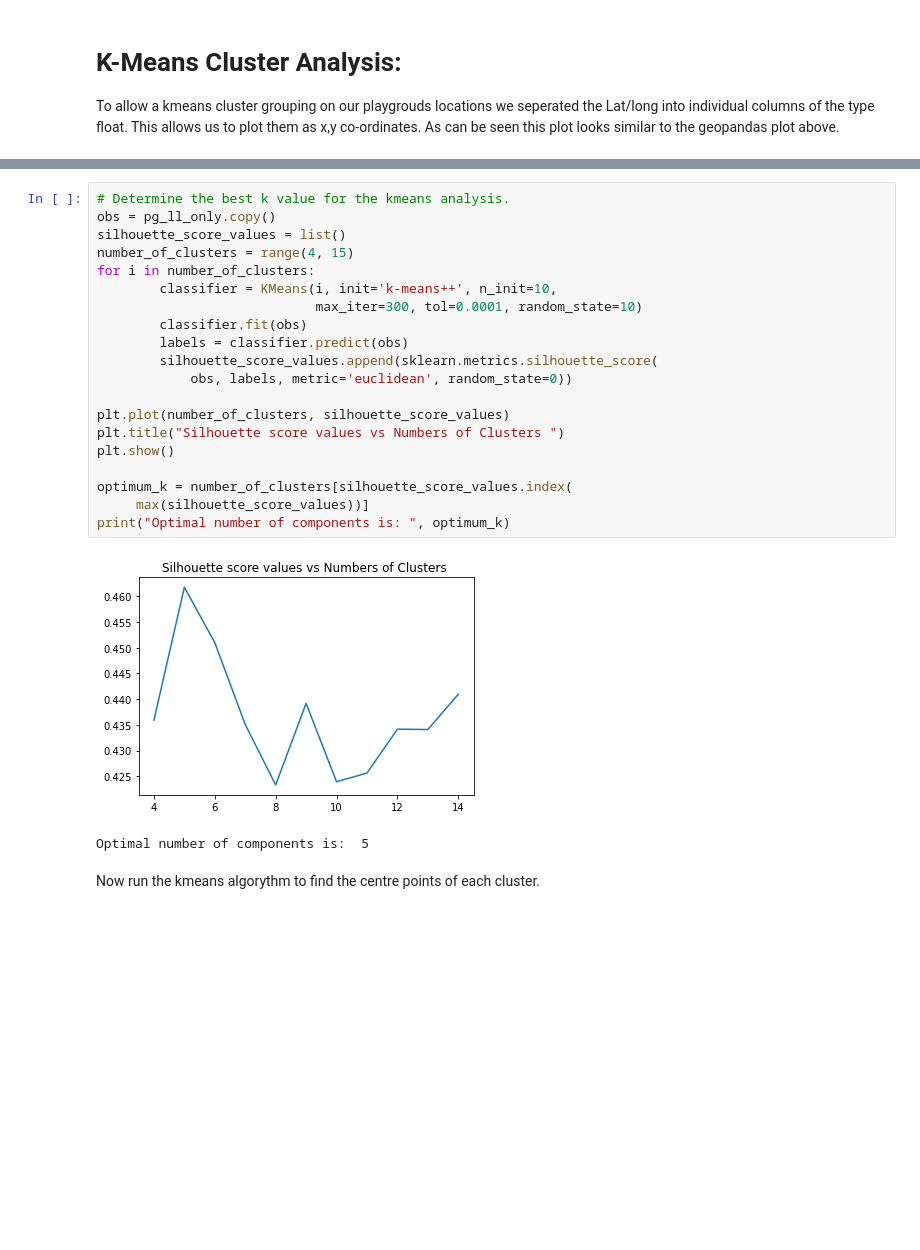
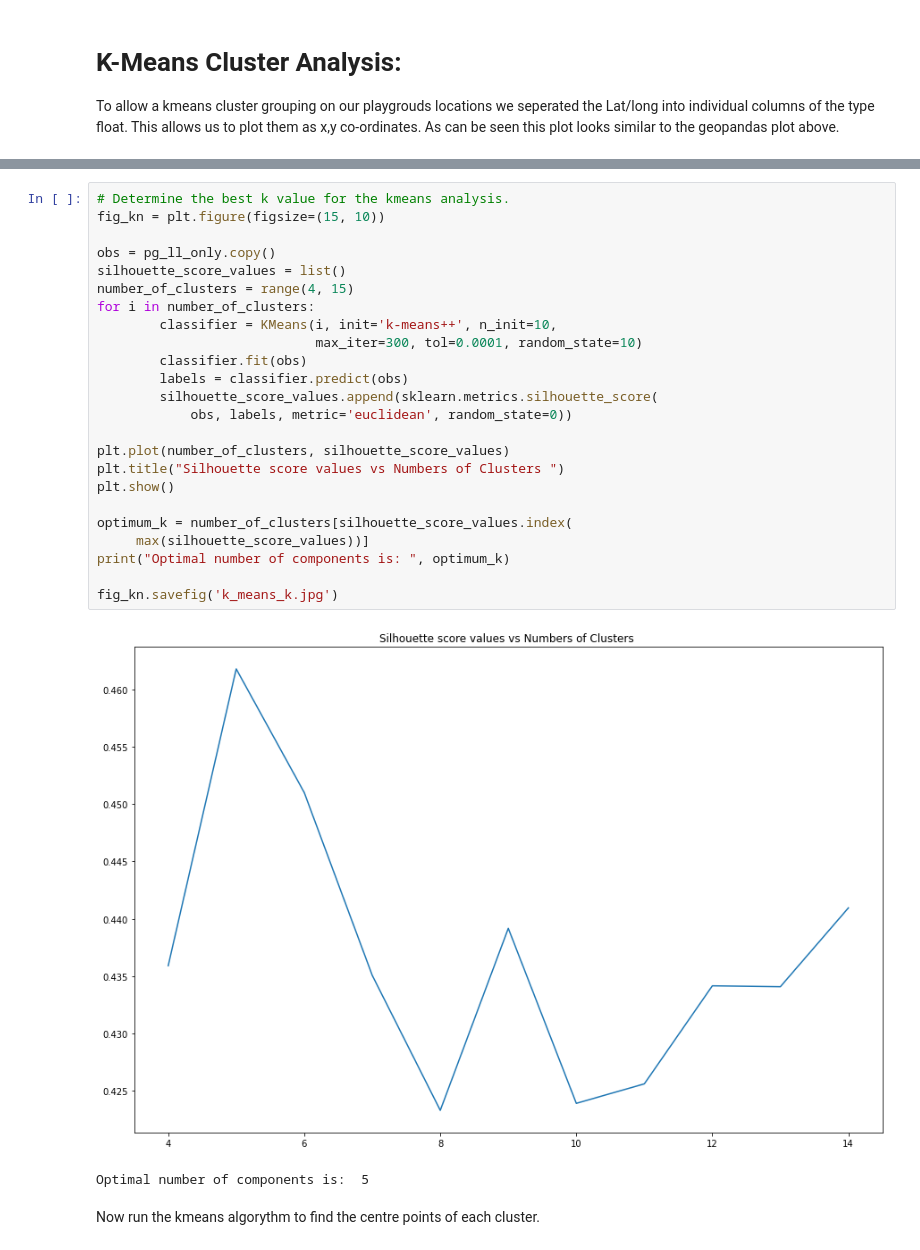
Before and after one commit to bkee06/IBM_Capstone, a Jupyter notebook: Yelp_cap.ipynb, the cells around one changed output, grey strips where cells are left out. Saved outputs shown, nothing was run; the diff lists cells and outputs as text; blank space fills up the shorter version.

```diff
--- a/Yelp_cap.ipynb
+++ b/Yelp_cap.ipynb
@@ -253,26 +262,30 @@ fig.show()
 [interactive output not drawn]
 # %%
 # Determine the best k value for the kmeans analysis.
+fig_kn = plt.figure(figsize=(15, 10))
+
 obs = pg_ll_only.copy()
 silhouette_score_values = list()
 number_of_clusters = range(4, 15)
 for i in number_of_clusters:
         classifier = KMeans(i, init='k-means++', n_init=10,
                             max_iter=300, tol=0.0001, random_state=10)
         classifier.fit(obs)
         labels = classifier.predict(obs)
         silhouette_score_values.append(sklearn.metrics.silhouette_score(
             obs, labels, metric='euclidean', random_state=0))
 
 plt.plot(number_of_clusters, silhouette_score_values)
 plt.title("Silhouette score values vs Numbers of Clusters ")
 plt.show()
 
 optimum_k = number_of_clusters[silhouette_score_values.index(
      max(silhouette_score_values))]
 print("Optimal number of components is: ", optimum_k)
+
+fig_kn.savefig('k_means_k.jpg')
 # %% [output]
-[figure, old version]
+[figure, new version]
 Optimal number of components is:  5
 # %% [markdown]
 Now run the kmeans algorythm to find the centre points of each cluster.
```
Also changed, not shown: parts of 12 cells of this notebook.
